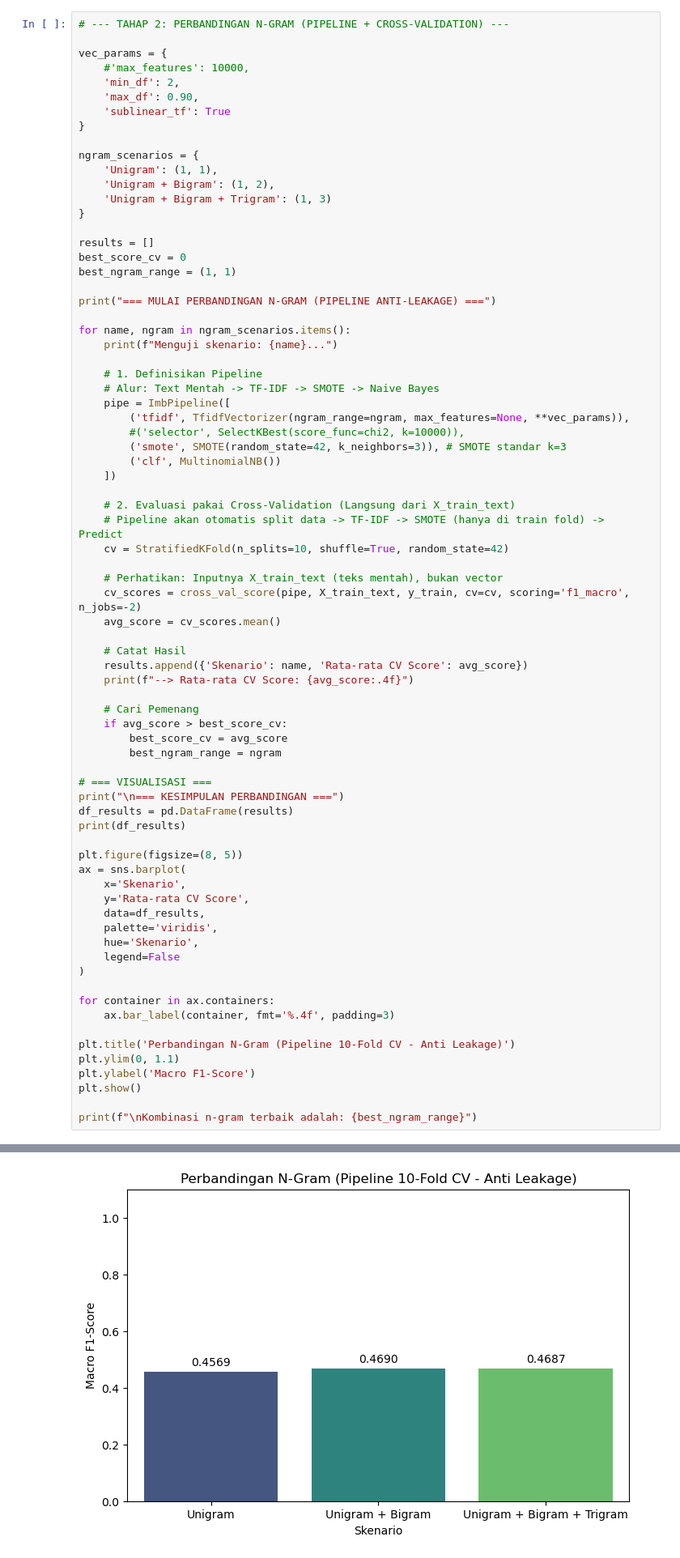
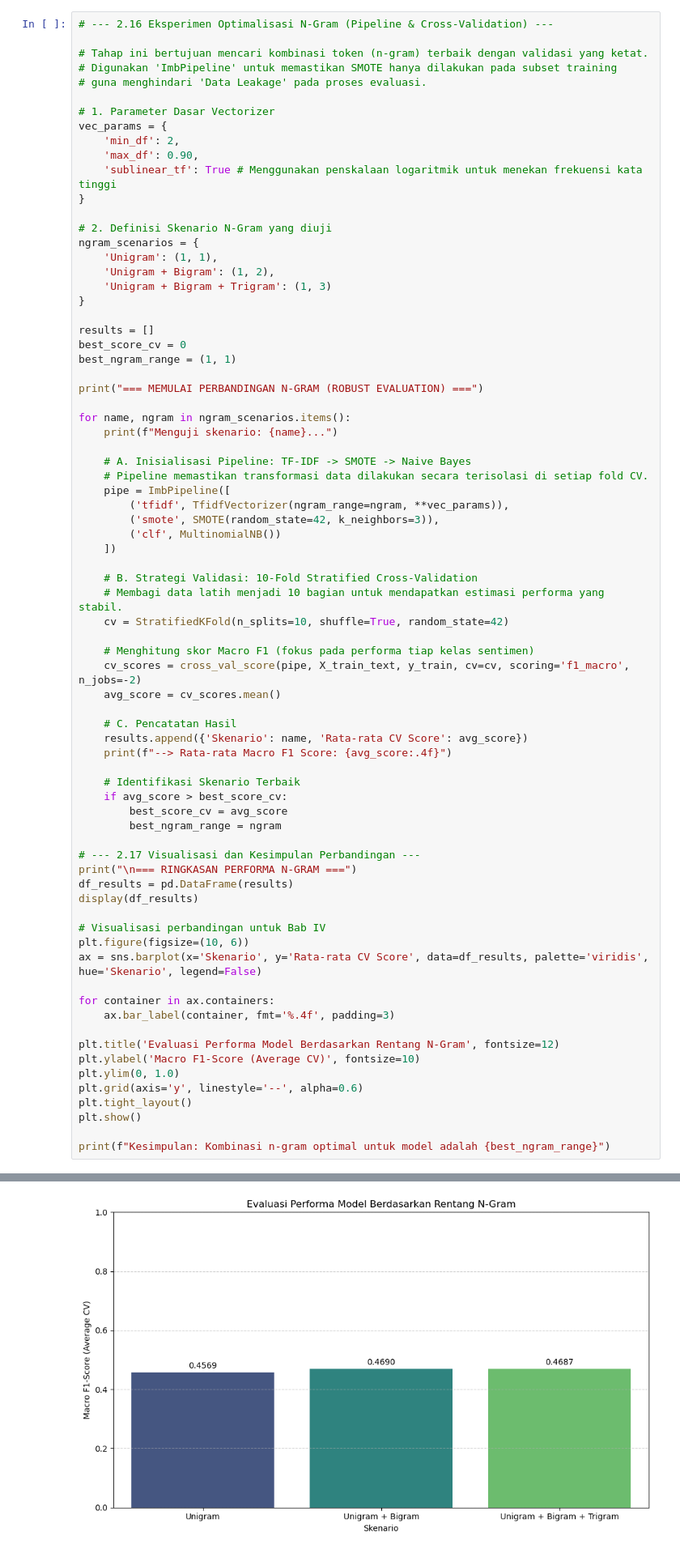
Before and after one commit to erlangga-g/NB_AnalisiSentimen, a Jupyter notebook: NB_SentimentAnalysis_Skripsi.ipynb, the cells around one changed output, grey strips where cells are left out. Shown at 81% size. Drawn from its saved outputs; the diff is of its cells as text.

```diff
--- a/NB_SentimentAnalysis_Skripsi.ipynb
+++ b/NB_SentimentAnalysis_Skripsi.ipynb
@@ -934,15 +1000,20 @@ Normalisasi berhasil memangkas 138 fitur sampah (duplikasi makna).
 # %% [markdown]
 ### 2. Feature Engineering (TF-IDF *n*-gram) &  Penanganan Imbalance (SMOTE)
 # %%
-# --- TAHAP 2: PERBANDINGAN N-GRAM (PIPELINE + CROSS-VALIDATION) ---
+# --- 2.16 Eksperimen Optimalisasi N-Gram (Pipeline & Cross-Validation) ---
 
+# Tahap ini bertujuan mencari kombinasi token (n-gram) terbaik dengan validasi yang ketat.
+# Digunakan 'ImbPipeline' untuk memastikan SMOTE hanya dilakukan pada subset training
+# guna menghindari 'Data Leakage' pada proses evaluasi.
+
+# 1. Parameter Dasar Vectorizer
 vec_params = {
-    #'max_features': 10000,
     'min_df': 2,
     'max_df': 0.90,
-    'sublinear_tf': True
+    'sublinear_tf': True # Menggunakan penskalaan logaritmik untuk menekan frekuensi kata tinggi
 }
 
+# 2. Definisi Skenario N-Gram yang diuji
 ngram_scenarios = {
     'Unigram': (1, 1),
     'Unigram + Bigram': (1, 2),
@@ -953,59 +1024,54 @@ results = []
 best_score_cv = 0
 best_ngram_range = (1, 1)
 
-print("=== MULAI PERBANDINGAN N-GRAM (PIPELINE ANTI-LEAKAGE) ===")
+print("=== MEMULAI PERBANDINGAN N-GRAM (ROBUST EVALUATION) ===")
 
 for name, ngram in ngram_scenarios.items():
     print(f"Menguji skenario: {name}...")
 
-    # 1. Definisikan Pipeline
-    # Alur: Text Mentah -> TF-IDF -> SMOTE -> Naive Bayes
+    # A. Inisialisasi Pipeline: TF-IDF -> SMOTE -> Naive Bayes
+    # Pipeline memastikan transformasi data dilakukan secara terisolasi di setiap fold CV.
     pipe = ImbPipeline([
-        ('tfidf', TfidfVectorizer(ngram_range=ngram, max_features=None, **vec_params)),
-        #('selector', SelectKBest(score_func=chi2, k=10000)),
-        ('smote', SMOTE(random_state=42, k_neighbors=3)), # SMOTE standar k=3
+        ('tfidf', TfidfVectorizer(ngram_range=ngram, **vec_params)),
+        ('smote', SMOTE(random_state=42, k_neighbors=3)),
         ('clf', MultinomialNB())
     ])
 
-    # 2. Evaluasi pakai Cross-Validation (Langsung dari X_train_text)
-    # Pipeline akan otomatis split data -> TF-IDF -> SMOTE (hanya di train fold) -> Predict
+    # B. Strategi Validasi: 10-Fold Stratified Cross-Validation
+    # Membagi data latih menjadi 10 bagian untuk mendapatkan estimasi performa yang stabil.
     cv = StratifiedKFold(n_splits=10, shuffle=True, random_state=42)
 
-    # Perhatikan: Inputnya X_train_text (teks mentah), bukan vector
+    # Menghitung skor Macro F1 (fokus pada performa tiap kelas sentimen)
     cv_scores = cross_val_score(pipe, X_train_text, y_train, cv=cv, scoring='f1_macro', n_jobs=-2)
     avg_score = cv_scores.mean()
 
-    # Catat Hasil
+    # C. Pencatatan Hasil
     results.append({'Skenario': name, 'Rata-rata CV Score': avg_score})
-    print(f"--> Rata-rata CV Score: {avg_score:.4f}")
+    print(f"--> Rata-rata Macro F1 Score: {avg_score:.4f}")
 
-    # Cari Pemenang
+    # Identifikasi Skenario Terbaik
     if avg_score > best_score_cv:
         best_score_cv = avg_score
         best_ngram_range = ngram
 
-# === VISUALISASI ===
-print("\n=== KESIMPULAN PERBANDINGAN ===")
+# --- 2.17 Visualisasi dan Kesimpulan Perbandingan ---
+print("\n=== RINGKASAN PERFORMA N-GRAM ===")
 df_results = pd.DataFrame(results)
-print(df_results)
+display(df_results)
 
-plt.figure(figsize=(8, 5))
-ax = sns.barplot(
-    x='Skenario',
-    y='Rata-rata CV Score',
-    data=df_results,
-    palette='viridis',
-    hue='Skenario',
-    legend=False
-)
+# Visualisasi perbandingan untuk Bab IV
+plt.figure(figsize=(10, 6))
+ax = sns.barplot(x='Skenario', y='Rata-rata CV Score', data=df_results, palette='viridis', hue='Skenario', legend=False)
 
 for container in ax.containers:
     ax.bar_label(container, fmt='%.4f', padding=3)
 
-plt.title('Perbandingan N-Gram (Pipeline 10-Fold CV - Anti Leakage)')
-plt.ylim(0, 1.1)
-plt.ylabel('Macro F1-Score')
+plt.title('Evaluasi Performa Model Berdasarkan Rentang N-Gram', fontsize=12)
+plt.ylabel('Macro F1-Score (Average CV)', fontsize=10)
+plt.ylim(0, 1.0)
+plt.grid(axis='y', linestyle='--', alpha=0.6)
+plt.tight_layout()
 plt.show()
 
-print(f"\nKombinasi n-gram terbaik adalah: {best_ngram_range}")
+print(f"Kesimpulan: Kombinasi n-gram optimal untuk model adalah {best_ngram_range}")
 # %% [output]
@@ -1025 +1091 @@ Menguji skenario: Unigram + Bigram + Trigram...
-[figure, old version]
+[figure, new version]
```
Also changed, not shown: parts of 50 cells of this notebook.
